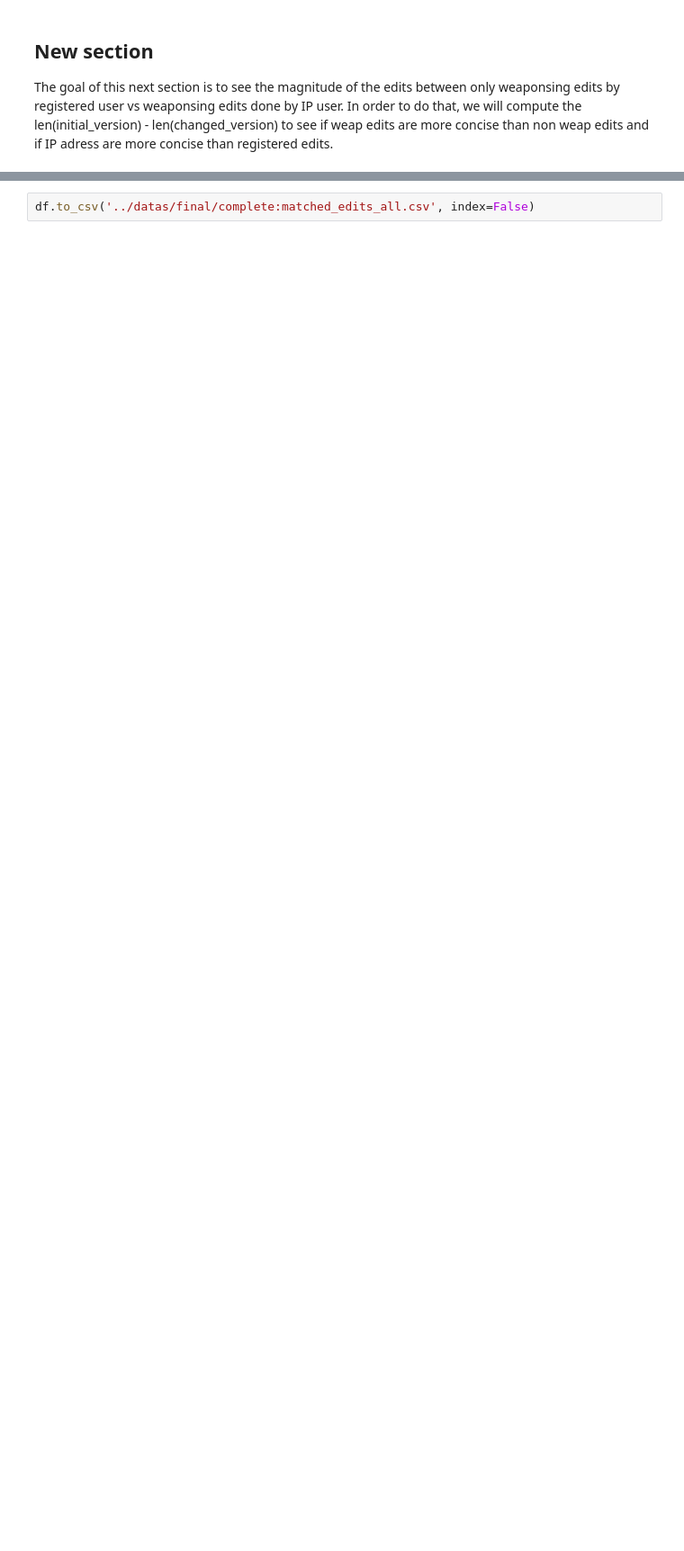
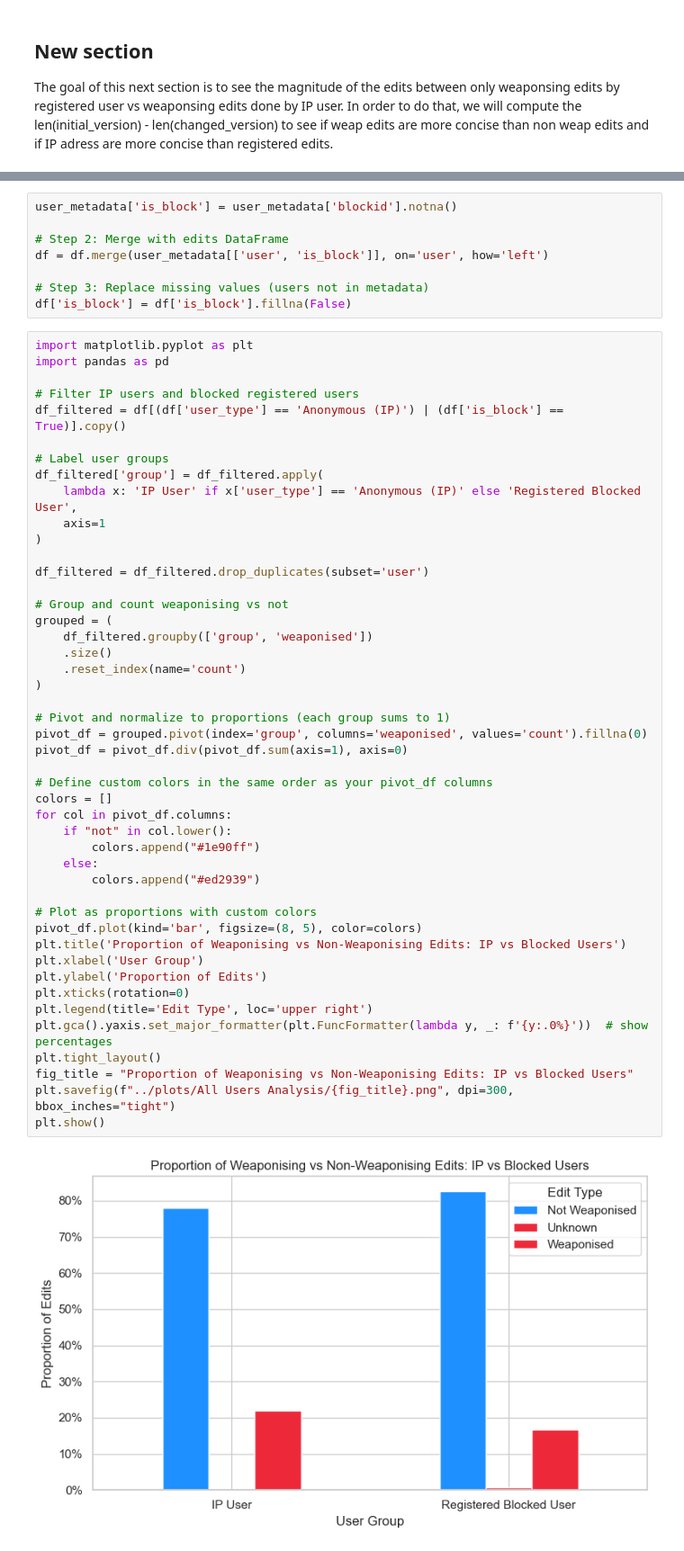
Before and after one commit to dh-epfl-students/dhlab-cultural-weaponisation-ukraine-benchmark, a Jupyter notebook: notebooks/maxime_all_users_analysis_.ipynb, the cells around one changed output, grey strips where cells are left out. Shown at 90% size. Cells and saved outputs as stored; diff of their text form; blank space fills up the shorter version.

```diff
--- a/notebooks/maxime_all_users_analysis_.ipynb
+++ b/notebooks/maxime_all_users_analysis_.ipynb
@@ -1214,2 +1236,56 @@ user_metadata_block.loc
 # %%
-df.to_csv('../datas/final/complete:matched_edits_all.csv', index=False)
+user_metadata['is_block'] = user_metadata['blockid'].notna()
+
+# Step 2: Merge with edits DataFrame
+df = df.merge(user_metadata[['user', 'is_block']], on='user', how='left')
+
+# Step 3: Replace missing values (users not in metadata)
+df['is_block'] = df['is_block'].fillna(False)
+# %%
+import matplotlib.pyplot as plt
+import pandas as pd
+
+# Filter IP users and blocked registered users
+df_filtered = df[(df['user_type'] == 'Anonymous (IP)') | (df['is_block'] == True)].copy()
+
+# Label user groups
+df_filtered['group'] = df_filtered.apply(
+    lambda x: 'IP User' if x['user_type'] == 'Anonymous (IP)' else 'Registered Blocked User',
+    axis=1
+)
+
+df_filtered = df_filtered.drop_duplicates(subset='user')
+
+# Group and count weaponising vs not
+grouped = (
+    df_filtered.groupby(['group', 'weaponised'])
+    .size()
+    .reset_index(name='count')
+)
+
+# Pivot and normalize to proportions (each group sums to 1)
+pivot_df = grouped.pivot(index='group', columns='weaponised', values='count').fillna(0)
+pivot_df = pivot_df.div(pivot_df.sum(axis=1), axis=0)
+
+# Define custom colors in the same order as your pivot_df columns
+colors = []
+for col in pivot_df.columns:
+    if "not" in col.lower():
+        colors.append("#1e90ff")
+    else:
+        colors.append("#ed2939")
+
+# Plot as proportions with custom colors
+pivot_df.plot(kind='bar', figsize=(8, 5), color=colors)
+plt.title('Proportion of Weaponising vs Non-Weaponising Edits: IP vs Blocked Users')
+plt.xlabel('User Group')
+plt.ylabel('Proportion of Edits')
+plt.xticks(rotation=0)
+plt.legend(title='Edit Type', loc='upper right')
+plt.gca().yaxis.set_major_formatter(plt.FuncFormatter(lambda y, _: f'{y:.0%}'))  # show percentages
+plt.tight_layout()
+fig_title = "Proportion of Weaponising vs Non-Weaponising Edits: IP vs Blocked Users"
+plt.savefig(f"../plots/All Users Analysis/{fig_title}.png", dpi=300, bbox_inches="tight")
+plt.show()
+# %% [output]
+[figure, added]
```
Also changed, not shown: parts of 4 cells of this notebook, 4 other files.
